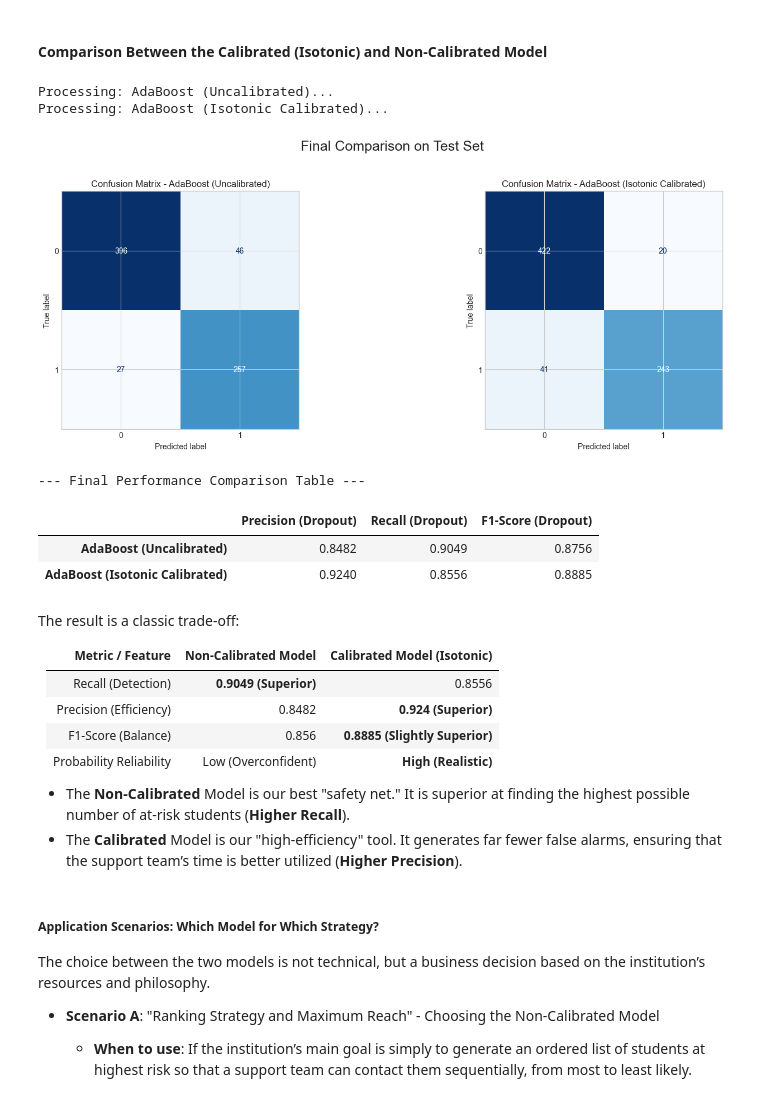
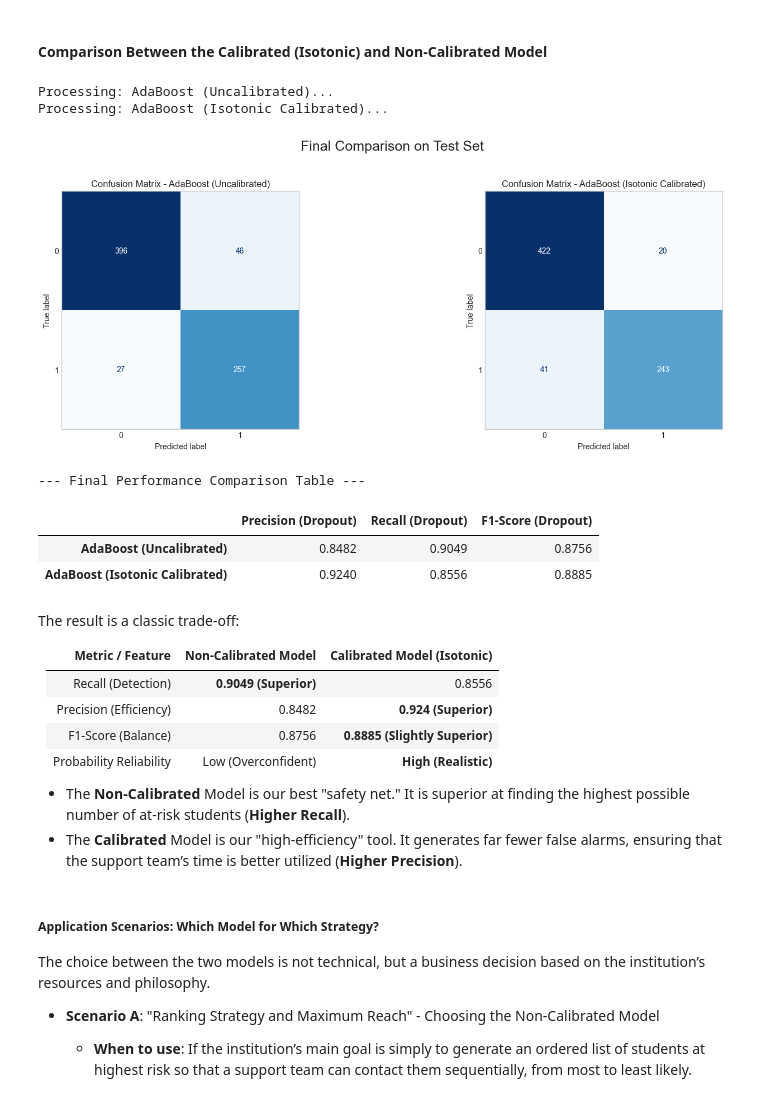
Before and after one commit to DiogoSoares3/School-Dropout, a Jupyter notebook: main.ipynb, the cells around one changed output. Saved outputs shown, nothing was run; the diff lists cells and outputs as text; code cells hidden in the pictures.

```diff
--- a/main.ipynb
+++ b/main.ipynb
@@ -1619,34 +1619,35 @@ for name, pipeline in pipelines_to_compare.items():
     y_pred = fitted_model.predict(X_test)
 
     report = classification_report(y_test, y_pred, output_dict=True)
     dropout_metrics = report.get('1', {})
 
     final_results[name] = {
         'Precision (Dropout)': dropout_metrics.get('precision', 0),
         'Recall (Dropout)': dropout_metrics.get('recall', 0),
         'F1-Score (Dropout)': dropout_metrics.get('f1-score', 0)
     }
 
 fig, axes = plt.subplots(1, 2, figsize=(16, 6))
 fig.suptitle('Final Comparison on Test Set', fontsize=18)
 
 for i, (name, pipeline) in enumerate(fitted_pipelines.items()):
     ax = axes[i]
     ConfusionMatrixDisplay.from_estimator(pipeline, X_test, y_test, ax=ax, cmap='Blues', colorbar=False)
+    ax.grid(False)
     ax.set_title(f'Confusion Matrix - {name}')
 
 plt.tight_layout(rect=[0, 0.03, 1, 0.95])
 plt.show()
 
 results_df = pd.DataFrame.from_dict(final_results, orient='index')
 results_df = results_df.round(4)
 
 print("\n--- Final Performance Comparison Table ---")
 display(results_df)
 # %% [output]
 Processing: AdaBoost (Uncalibrated)...
 Processing: AdaBoost (Isotonic Calibrated)...
-[figure, old version]
+[figure, new version]
 --- Final Performance Comparison Table ---
 |  | Precision (Dropout) | Recall (Dropout) | F1-Score (Dropout) |
 | AdaBoost (Uncalibrated) | 0.8482 | 0.9049 | 0.8756 |
@@ -1658,7 +1659,7 @@ The result is a classic trade-off:
 |---------------------------------|-------------------------------|-------------------------------|
 | Recall (Detection)               | **0.9049 (Superior)**          | 0.8556                        |
 | Precision (Efficiency)           | 0.8482                        | **0.924 (Superior)**          |
-| F1-Score (Balance)               | 0.856                         | **0.8885 (Slightly Superior)**|
+| F1-Score (Balance)               | 0.8756                         | **0.8885 (Slightly Superior)**|
 | Probability Reliability          | Low (Overconfident)            | **High (Realistic)**          |
 
 - The **Non-Calibrated** Model is our best "safety net." It is superior at finding the highest possible number of at-risk students (**Higher Recall**).
```
Also changed, not shown: 7 other files.
